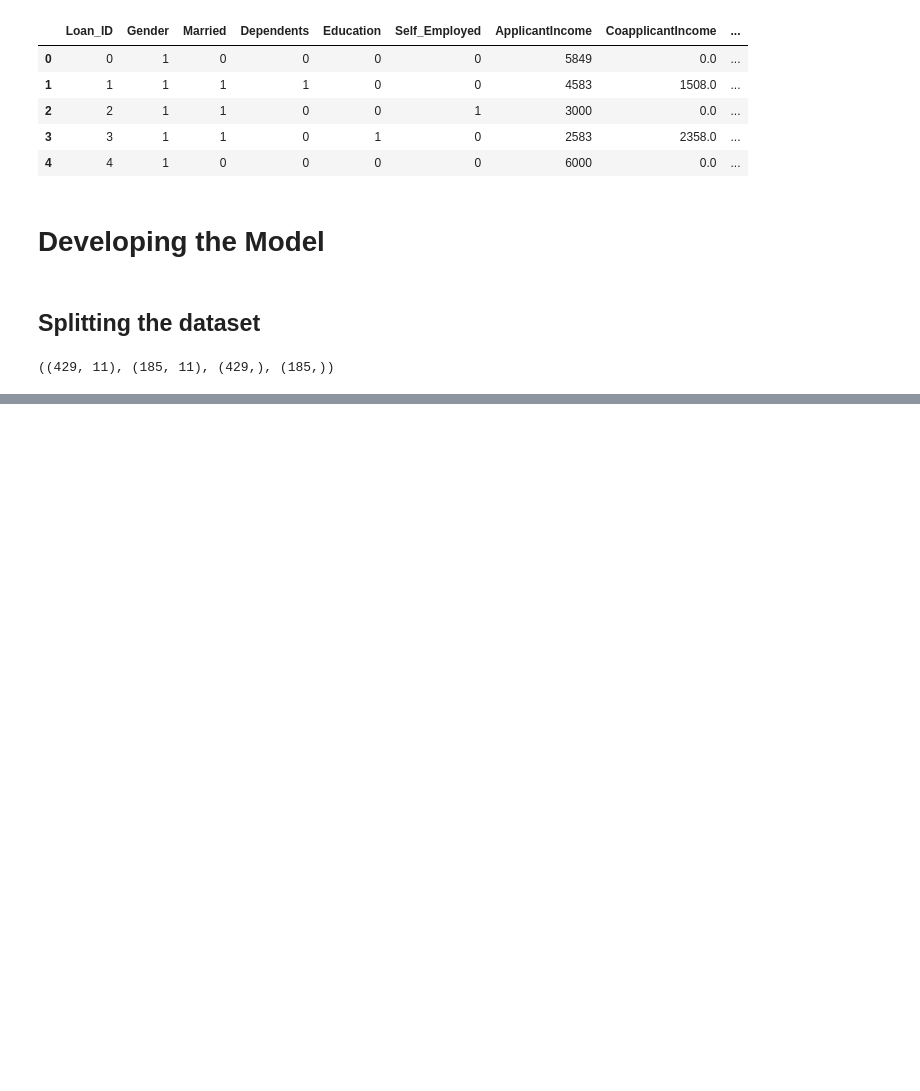
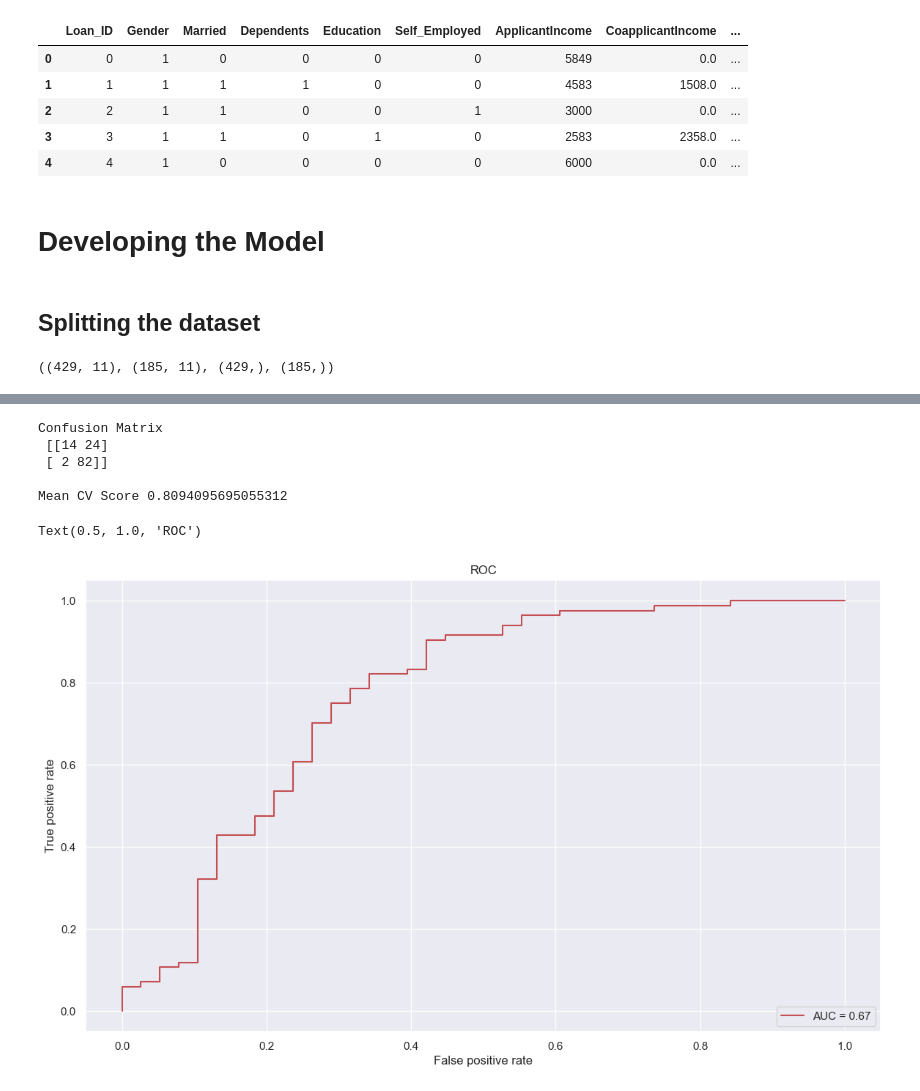
Before and after one commit to ahmedelgamal0/Loan-Eligibility-Prediction, a Jupyter notebook: Loan_Predection.ipynb, the cells around one changed output, grey strips where cells are left out. Drawn from its saved outputs; the diff is of its cells as text; code cells hidden in the pictures; blank space fills up the shorter version.

Commit message:
LogisticRegression

```diff
--- a/Loan_Predection.ipynb
+++ b/Loan_Predection.ipynb
@@ -428,0 +441,3 @@ X_train.shape, X_test.shape, y_train.shape, y_test.shape
+# %%
+model = LogisticRegression()
+model.fit(X_train, y_train)
@@ -428,0 +446,3 @@ X_train.shape, X_test.shape, y_train.shape, y_test.shape
+# %%
+predict = model.predict(X_test)
+accuracy_score(y_test, predict)
@@ -428,0 +499,16 @@ X_train.shape, X_test.shape, y_train.shape, y_test.shape
+# %%
+skf = StratifiedKFold(n_splits=5, random_state=1, shuffle=True)
+scores = []
+
+for i, (train_index, test_index) in enumerate(skf.split(X, y)):
+  print(f"Fold {i}:")
+  x_train, x_val = X.iloc[train_index], X.iloc[test_index]
+  y_train, y_val = y.iloc[train_index], y.iloc[test_index]
+
+  logi = LogisticRegression(solver='lbfgs', max_iter=1000)
+  logi.fit(x_train, y_train)
+  predict = logi.predict(x_val)
+
+  score = accuracy_score(y_val, predict)
+  scores.append(score)
+  print('Accuracy Score: ', score)
@@ -428,0 +526,22 @@ X_train.shape, X_test.shape, y_train.shape, y_test.shape
+# %%
+print('Confusion Matrix\n',confusion_matrix(y_val,logi.predict(x_val)))
+print('\nMean CV Score',np.mean(scores))
+# %% [output]
+Confusion Matrix
+ [[14 24]
+ [ 2 82]]
+
+Mean CV Score 0.8094095695055312
+# %%
+false_pos, true_pos, _ = metrics.roc_curve(y_val, logi.predict_proba(x_val)[:,1])
+auc = metrics.roc_auc_score(y_val, predict)
+
+plt.figure(figsize=(14,8))
+plt.plot(false_pos,true_pos,'r',label = 'AUC = %0.2f' % auc)
+plt.legend(loc='lower right')
+plt.ylabel('True positive rate')
+plt.xlabel('False positive rate')
+plt.title('ROC')
+# %% [output]
+Text(0.5, 1.0, 'ROC')
+[figure, added]
```
Also changed, not shown: parts of 11 cells of this notebook.
